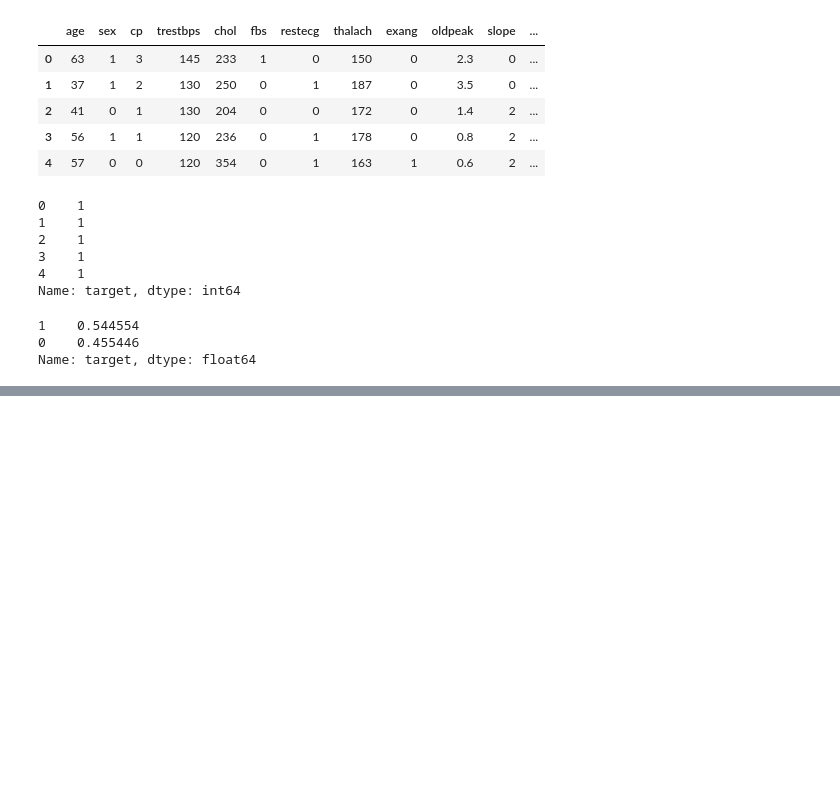
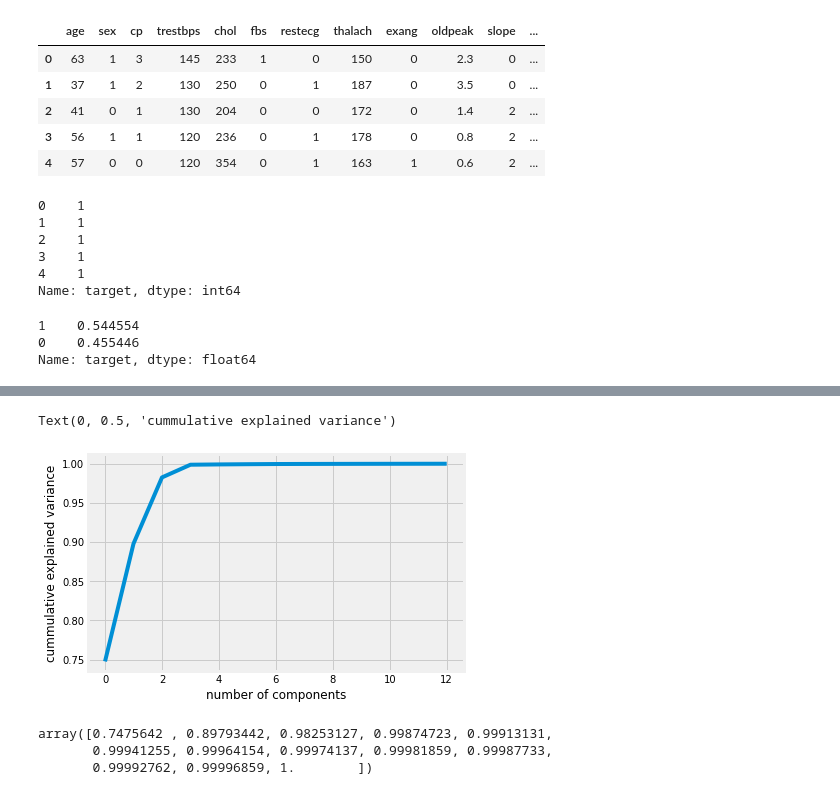
Before and after one commit to dajebbar/FreeCodeCamp-python-data-analysis, a Jupyter notebook: Heart_Disease_PCA.ipynb, the cells around one changed output, grey strips where cells are left out. Saved outputs shown, nothing was run; the diff lists cells and outputs as text; code cells hidden in the pictures; blank space fills up the shorter version.

```diff
--- a/Heart_Disease_PCA.ipynb
+++ b/Heart_Disease_PCA.ipynb
@@ -93,0 +104,20 @@ Name: target, dtype: float64
+# %%
+# Choosing the number of components
+
+from sklearn.decomposition import PCA
+
+pca = PCA()
+pca_fit = pca.fit(data)
+
+plt.plot(np.cumsum(pca_fit.explained_variance_ratio_))
+plt.xlabel('number of components')
+plt.ylabel('cummulative explained variance')
+# %% [output]
+Text(0, 0.5, 'cummulative explained variance')
+[figure, added]
+# %%
+np.cumsum(pca_fit.explained_variance_ratio_)
+# %% [output]
+array([0.7475642 , 0.89793442, 0.98253127, 0.99874723, 0.99913131,
+       0.99941255, 0.99964154, 0.99974137, 0.99981859, 0.99987733,
+       0.99992762, 0.99996859, 1.        ])
```
Also changed, not shown: parts of 4 cells of this notebook.
